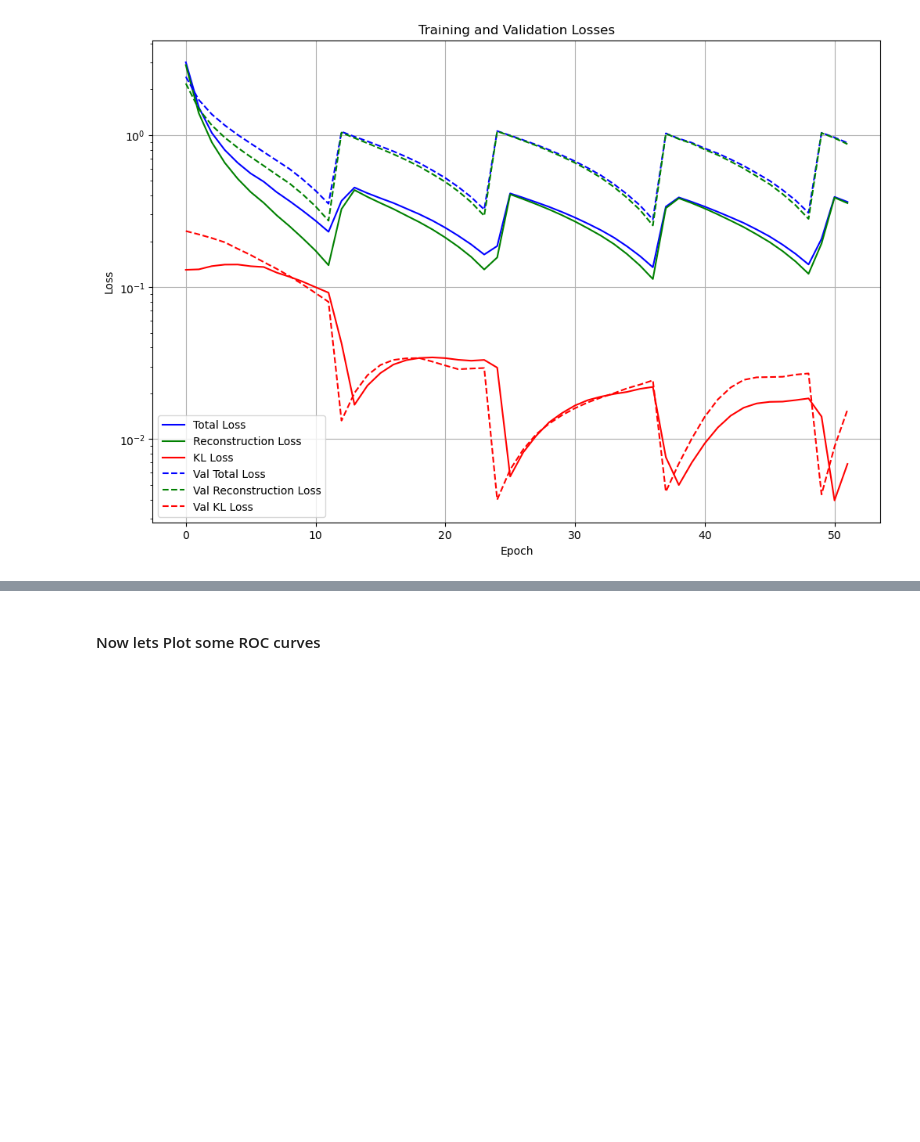
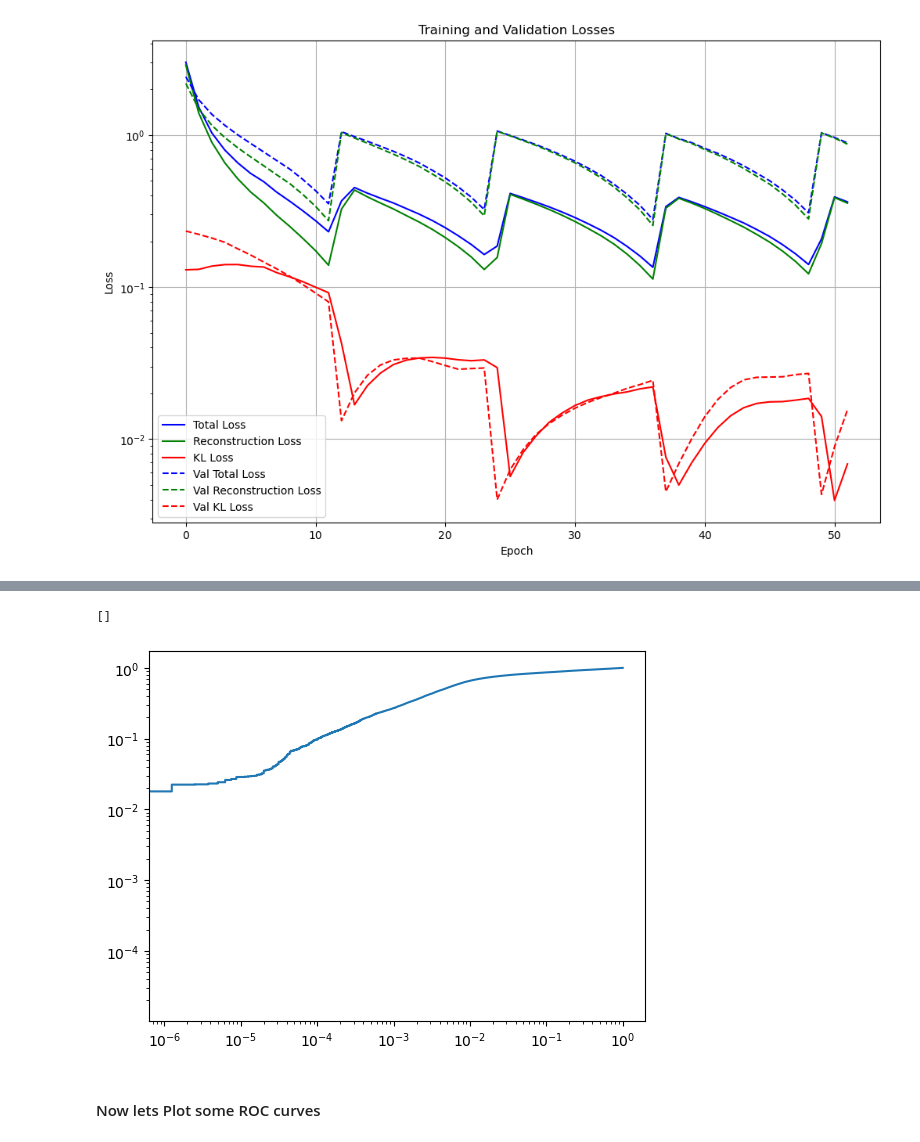
Before and after one commit to jnamador/vae_fs, a Jupyter notebook: vaes/vae0.ipynb, the cells around one changed output, grey strips where cells are left out. Drawn from its saved outputs; the diff is of its cells as text; code cells hidden in the pictures; blank space fills up the shorter version.

Commit message:
First ROC curve plotted.

```diff
--- a/vaes/vae0.ipynb
+++ b/vaes/vae0.ipynb
@@ -479,3 +509,23 @@ plt.show()
+# %%
+A24l_encoded_KL_score = np.zeros(len(A24l_encoded))
+bad_idx = []
+for i in range(len(A24l_encoded_KL_score)):
+    val = AD_score_KL(A24l_encoded[i][0], A24l_encoded[i][1])
+    if val == np.inf:
+        continue # we'll skip those bad scores for now
+    A24l_encoded_KL_score[i] = AD_score_KL(A24l_encoded[i][0], A24l_encoded[i][1])
+# %%
+score = np.concatenate((bg_KL_score, A24l_encoded_KL_score))
+# %%
+truth = np.concatenate((np.zeros(len(X_test)), np.ones(len(Ato4l_data))))
+# %%
+fpr, tpr, thresholds = roc_curve(truth, score)
+# %%
+plt.plot(fpr, tpr)
+plt.loglog()
+# %% [output]
+[]
+[figure, added]
 # %% [markdown]
 #### Now lets Plot some ROC curves
 # %%
```
Also changed, not shown: parts of 12 cells of this notebook.
